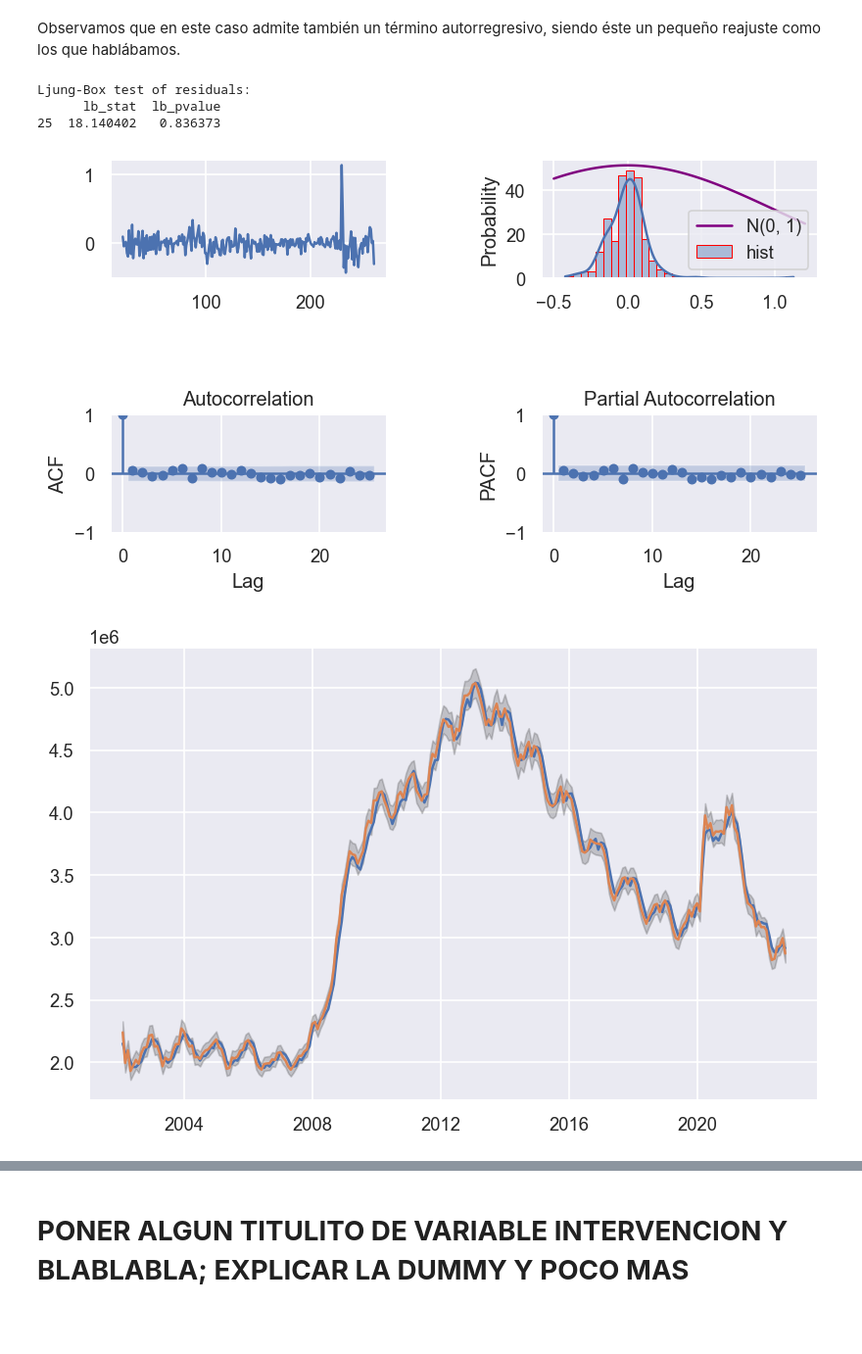
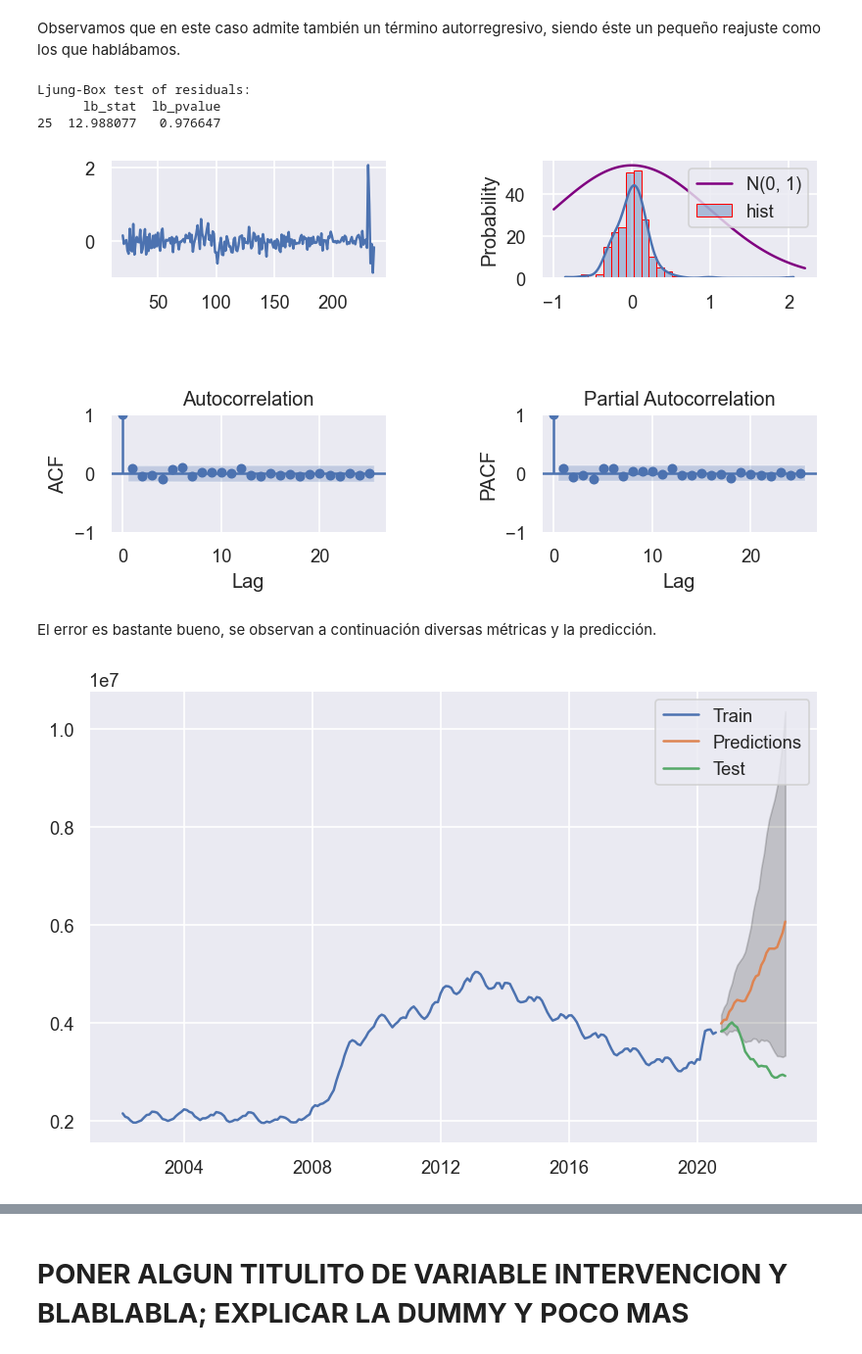
Before and after one commit to juanls1/Assignment2_ML, a Jupyter notebook: ML_Assignment2.ipynb, the cells around one changed output, grey strips where cells are left out. Shown at 98% size. Drawn from its saved outputs; the diff is of its cells as text; code cells hidden in the pictures; blank space fills up the shorter version.

```diff
--- a/ML_Assignment2.ipynb
+++ b/ML_Assignment2.ipynb
@@ -94,9 +77,8 @@ y = df
 y_train = y.iloc[0:round(0.64*y.shape[0])]
 y_test = y.iloc[round(0.64*y.shape[0])+1:round(0.8*y.shape[0])]
 
-## Create dataset to store model predictions
-dfTR_eval = y_train.copy()
-dfTS_eval = y_test.copy()
+y_train2 = y.iloc[0:round(0.9*y.shape[0])]
+y_test2 = y.iloc[round(0.9*y.shape[0])+1:round(y.shape[0])]
 
 y_train.head()
 # %% [output]
@@ -389,4 +387,4 @@ FT.ts_display(df,lags=50)
 # %%
 # Box-Cox transformation
-lmbda = FT.boxcox_lambda_plot(df, window_width=12)
+lmbda = FT.boxcox_lambda_plot(y_train2, window_width=12)
 # %% [output]
@@ -395,11 +393,11 @@ lmbda = FT.boxcox_lambda_plot(df, window_width=12)
 # Compute Box CoxPlot transformed data
 BOX_COX = True
 if BOX_COX:
-    z = st.boxcox(df.values[:,0],   lmbda = lmbda) #Convert series to positive if neccesary
+    z = st.boxcox(y_train2.values[:,0],   lmbda = lmbda) #Convert series to positive if neccesary
     #z,lmbda = st.boxcox(df.values[:,0] - min(df.values) + 1) #Convert to positive and automatic selection of lmbda
-    z = pd.DataFrame(z, columns=df.columns.values.tolist())
+    z = pd.DataFrame(z, columns=y_train2.columns.values.tolist())
 else:
-    z = df
+    z = y_train2
 
 # Plot transformed data
 FT.ts_display(z)
@@ -478,34 +476,38 @@ FT.check_residuals(pd.DataFrame(sarima_fit.resid.loc[20:]))
 # %% [output]
 Ljung-Box test of residuals:
       lb_stat  lb_pvalue
-25  18.140402   0.836373
+25  12.988077   0.976647
-[figure, old version]
+[figure, new version]
+# %% [markdown]
+El error es bastante bueno, se observan a continuación diversas métricas y la predicción.
 # %%
 #Obtain forecasts for in-sample and out-of-sample
-start = 13
+start = round(0.9*y.shape[0])
 end = round(y.shape[0])
-horizon = end - start
+horizon = end - round(0.9*y.shape[0])
 
-pred = sarima_fit.get_prediction(start=start, end= end, dynamic=False)
+pred = sarima_fit.get_prediction(start=start+1, end= end-1, dynamic=False)
 yhat = pred.predicted_mean
 yhat_conf_int = pred.conf_int(alpha=0.05)
 
 #Undo Box-cox transform if necessary
 if BOX_COX:
     yhat = sp.special.inv_boxcox(yhat, lmbda)
     yhat_conf_int = sp.special.inv_boxcox(yhat_conf_int, lmbda)
 
-yhat.index = y.index[start-1:end+1]
+yhat.index = y.index[start+1:end]
 
 # Asegurarse de que los índices de yhat_conf_int coincidan con y_train
-yhat_conf_int.index = y.index[start-1:end+1]
+yhat_conf_int.index = y.index[start+1:end]
 
 plt.figure()
 plt.fill_between(yhat_conf_int.index,
                 yhat_conf_int.iloc[:, 0],
                 yhat_conf_int.iloc[:, 1], color='k', alpha=.2)
-plt.plot(y['2002-02-01':])
-plt.plot(yhat['2002-02-01':])
+plt.plot(y_train2['2002-02-01':], label = 'Train')
+plt.plot(yhat, label = 'Predictions')
+plt.plot(y_test2, label = 'Test')
+plt.legend()
 plt.show()
 # %% [output]
-[figure, old version]
+[figure, new version]
```
Also changed, not shown: parts of 25 cells of this notebook.
